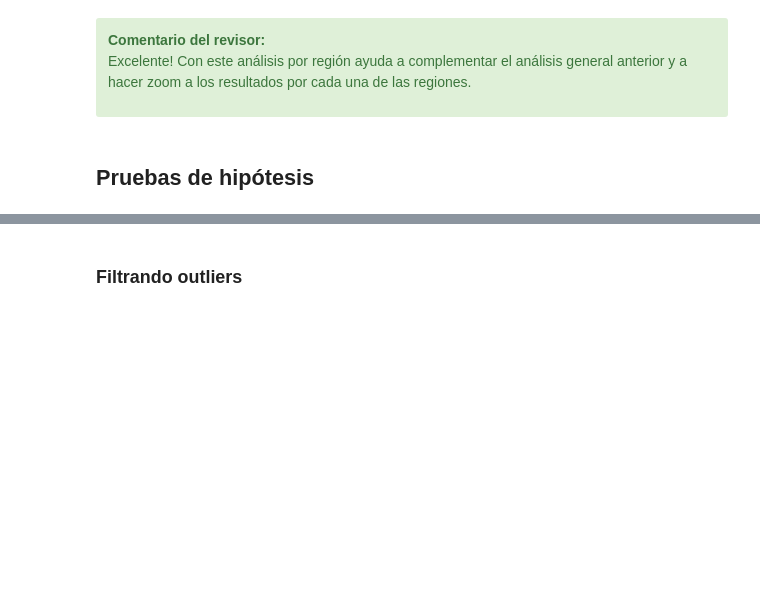
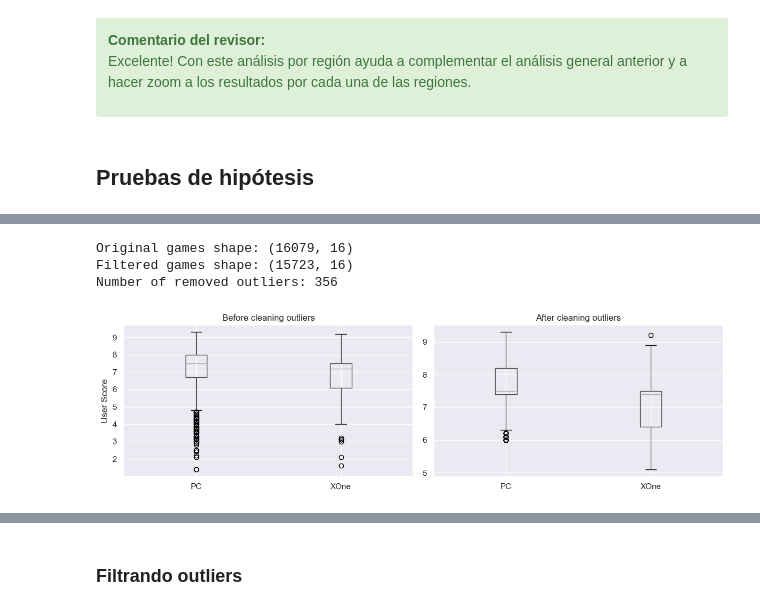
Before and after one commit to enzolozag/videogames_ttp, a Jupyter notebook: notebooks/sprint6_proyect.ipynb, the cells around one changed output, grey strips where cells are left out. Cells and saved outputs as stored; diff of their text form; code cells hidden in the pictures; blank space fills up the shorter version.

Commit message:
diferentes métodos de eliminar outliers

```diff
--- a/notebooks/sprint6_proyect.ipynb
+++ b/notebooks/sprint6_proyect.ipynb
@@ -1703,0 +1707,48 @@ print(games.shape, no_outliers_games.shape, games.shape[0] - no_outliers_games.s
+# %%
+# Crear una copia del DataFrame original
+games_filtered = games.copy()
+
+# Filtrar los datos para PC
+games_filtered = games_filtered[~((games_filtered["platform"] == "PC") & (games_filtered["user_score_float"] < 6))]
+
+# Filtrar los datos para XOne
+games_filtered = games_filtered[~((games_filtered["platform"] == "XOne") & (games_filtered["user_score_float"] < 4.5))]
+
+# Filtrar los datos para el género de acción
+games_filtered = games_filtered[~((games_filtered["genre"] == "Action") & ((games_filtered["user_score_float"] > 9) | (games_filtered["user_score_float"] < 5)))]
+
+# Imprimir las formas de los DataFrames
+print("Original games shape:", games.shape)
+print("Filtered games shape:", games_filtered.shape)
+print("Number of removed outliers:", games.shape[0] - games_filtered.shape[0])
+# %% [output]
+Original games shape: (16079, 16)
+Filtered games shape: (15723, 16)
+Number of removed outliers: 356
+# %%
+# Definir las plataformas de interés
+hipotesis_platforms = ['PC', 'XOne']
+
+# Crear una figura con dos subplots (gráficos)
+fig, ax = plt.subplots(ncols=2, figsize=(12, 4))
+
+# Crear boxplot antes de limpiar outliers
+games[games['platform'].isin(hipotesis_platforms)].boxplot(column='user_score_float',by='platform',ax=ax[0])
+ax[0].set_title('Before cleaning outliers')
+ax[0].set_xlabel('')
+ax[0].set_ylabel('User Score')
+
+
+# Crear boxplot después de limpiar outliers
+games_filtered[games_filtered['platform'].isin(hipotesis_platforms)].boxplot(column='user_score_float',by='platform',ax=ax[1])
+ax[1].set_title('After cleaning outliers')
+ax[1].set_xlabel('')
+
+# Ajustar el layout de la figura para evitar solapamientos
+fig.tight_layout(pad=1)
+
+# Mostrar los gráficos
+plt.suptitle('')  # Eliminar el título superpuesto por defecto
+plt.show()
+# %% [output]
+[figure, added]
```
Also changed, not shown: parts of 10 cells of this notebook.
